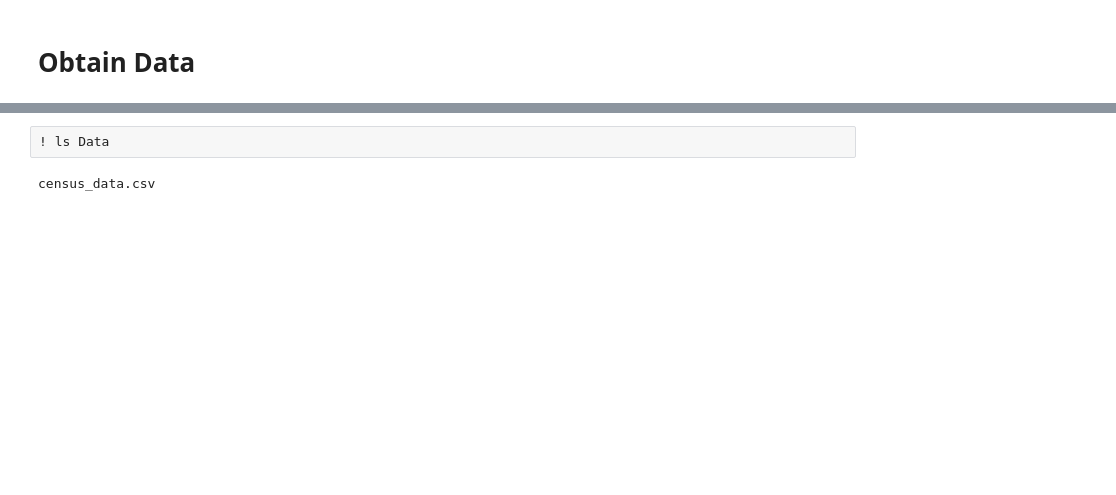
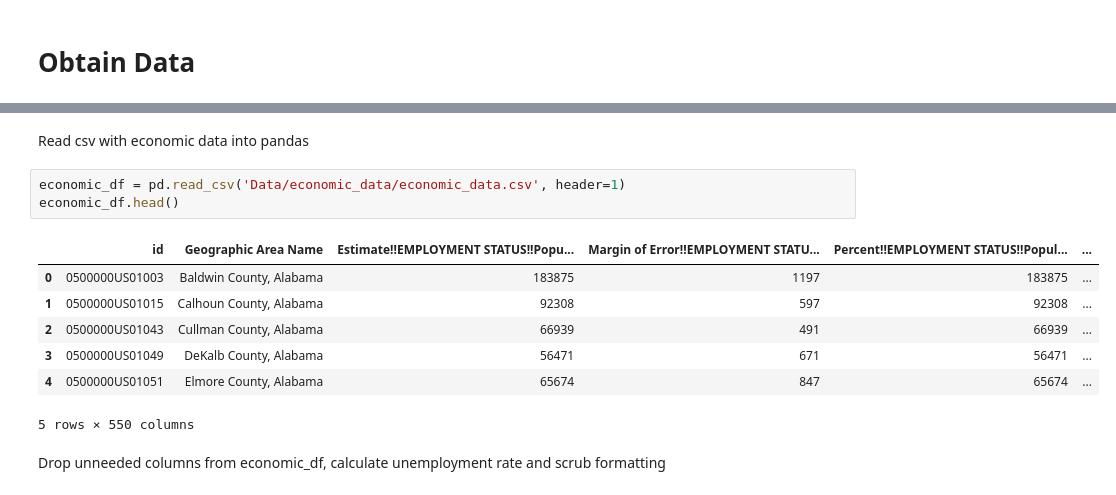
Before and after one commit to blantj/county_inmigration_regression, a Jupyter notebook: Modeling.ipynb, the cells around one changed output, grey strips where cells are left out. Saved outputs shown, nothing was run; the diff lists cells and outputs as text; blank space fills up the shorter version.

```diff
--- a/Modeling.ipynb
+++ b/Modeling.ipynb
@@ -18,4 +40,15 @@ df.head()
+# %% [markdown]
+Read csv with economic data into pandas
 # %%
-! ls Data
+economic_df = pd.read_csv('Data/economic_data/economic_data.csv', header=1)
+economic_df.head()
 # %% [output]
+|  | id | Geographic Area Name | Estimate!!EMPLOYMENT STATUS!!Popu... | Margin of Error!!EMPLOYMENT STATU... | Percent!!EMPLOYMENT STATUS!!Popul... | ... |
+| 0 | 0500000US01003 | Baldwin County, Alabama | 183875 | 1197 | 183875 | ... |
+| 1 | 0500000US01015 | Calhoun County, Alabama | 92308 | 597 | 92308 | ... |
+| 2 | 0500000US01043 | Cullman County, Alabama | 66939 | 491 | 66939 | ... |
+| 3 | 0500000US01049 | DeKalb County, Alabama | 56471 | 671 | 56471 | ... |
+| 4 | 0500000US01051 | Elmore County, Alabama | 65674 | 847 | 65674 | ... |
-census_data.csv
+5 rows × 550 columns
+# %% [markdown]
+Drop unneeded columns from economic_df, calculate unemployment rate and scrub formatting
```
Also changed, not shown: parts of 27 cells of this notebook, 3 other files.
